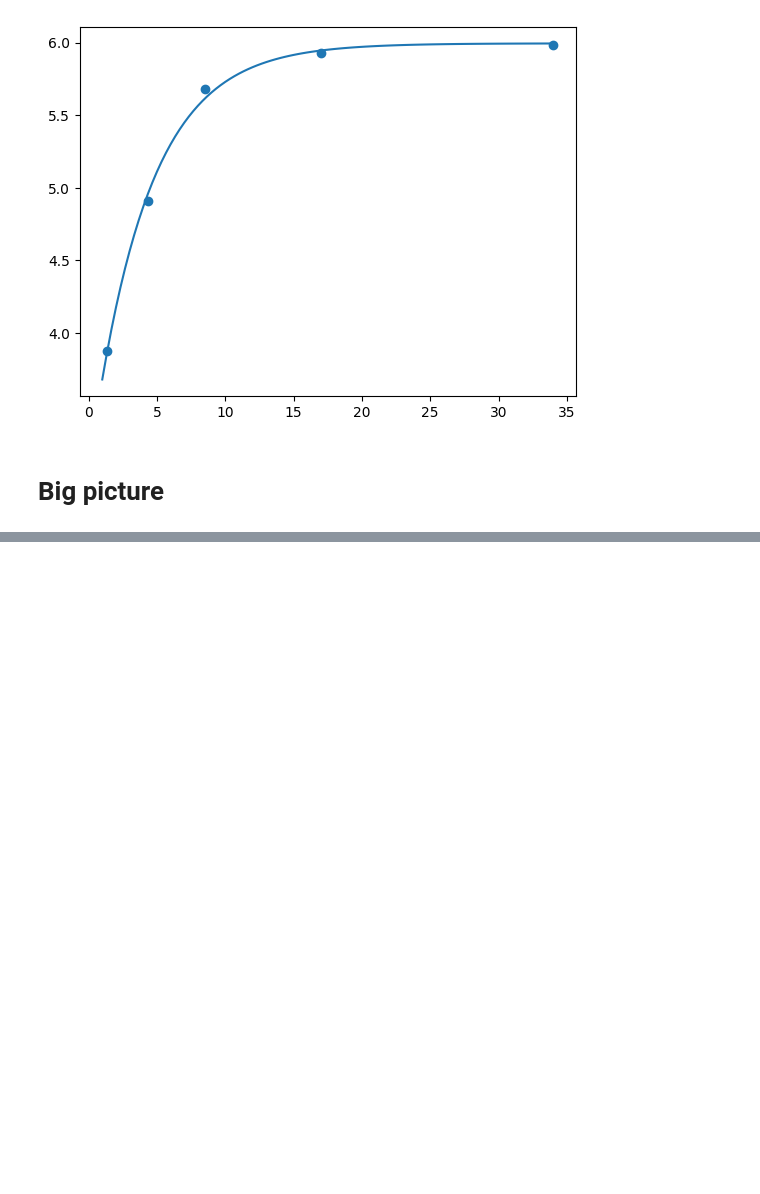
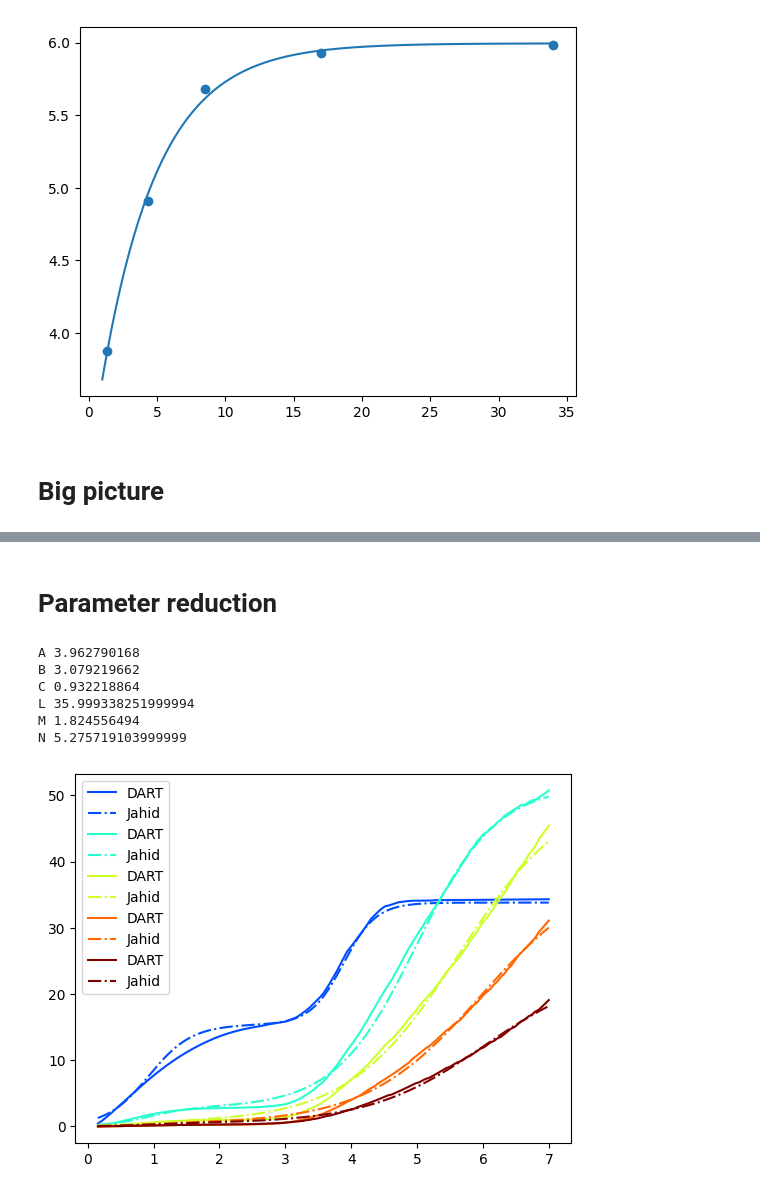
Before and after one commit to ahasan3-ncsu/wd-swelling, a Jupyter notebook: data_2022/eureka.ipynb, the cells around one changed output, grey strips where cells are left out. Drawn from its saved outputs; the diff is of its cells as text; code cells hidden in the pictures; blank space fills up the shorter version.

Commit message:
Crack grain size dependence
Yahoooo!

```diff
--- a/data_2022/eureka.ipynb
+++ b/data_2022/eureka.ipynb
@@ -309,0 +343,12 @@ plt.show()
+# %% [markdown]
+# Parameter reduction
+# %%
+for col in ['A', 'B', 'C', 'L', 'M', 'N']:
+    print(col, bar[col].mean())
+# %% [output]
+A 3.962790168
+B 3.079219662
+C 0.932218864
+L 35.999338251999994
+M 1.824556494
+N 5.275719103999999
@@ -309,0 +396,13 @@ plt.show()
+# %%
+for G, col in zip([1.34, 4.36, 8.5, 17, 34],
+                  [0.2,0.4,0.6,0.8,1.0]):
+    # select grain size
+    tra = jar.loc[jar[gr] == G]
+    # cutoff based on local minimum
+    pred = [pared(x, y) for x, y in zip(tra[fd], tra[gr])]
+    plt.plot(tra[fd], tra[fgs], c=plt.cm.jet(col), label='DART')
+    plt.plot(tra[fd], pred, ls='-.', c=plt.cm.jet(col), label='Jahid')
+    plt.legend()
+plt.show()
+# %% [output]
+[figure, added]
```
Also changed, not shown: parts of 13 cells of this notebook.
